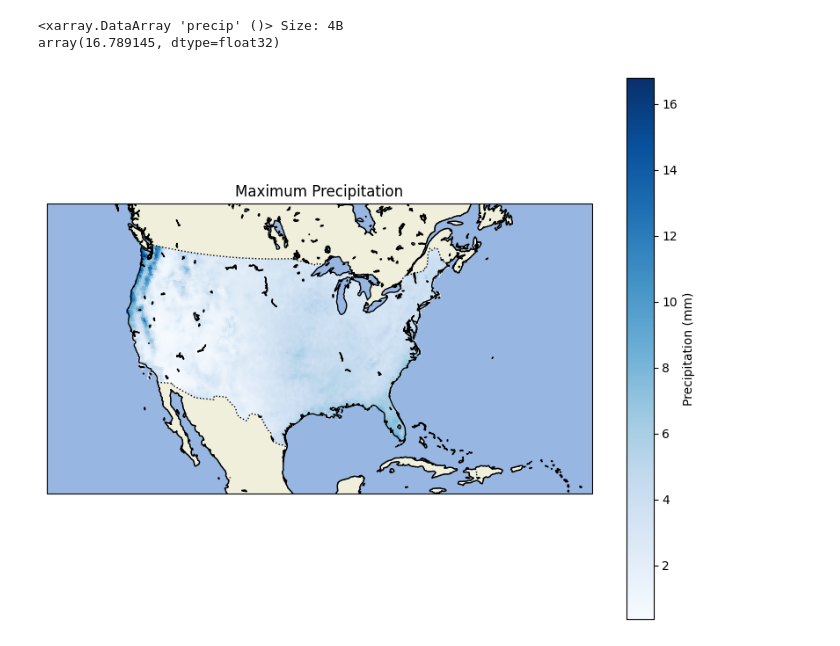
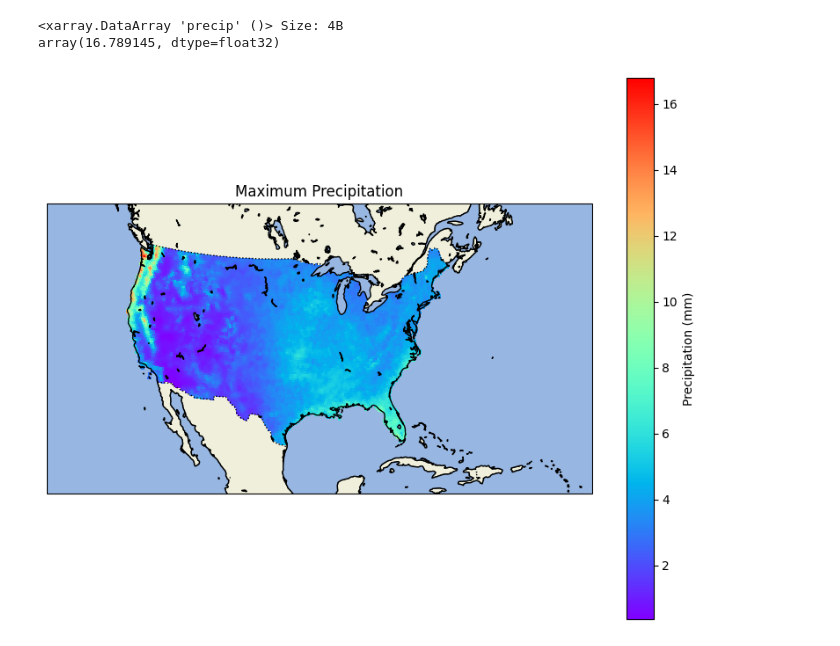
Before and after one commit to Kduff2/LandslideProject, a Jupyter notebook: term_paper.ipynb, the cells around one changed output. Drawn from its saved outputs; the diff is of its cells as text; code cells hidden in the pictures.

```diff
--- a/term_paper.ipynb
+++ b/term_paper.ipynb
@@ -230,28 +230,28 @@ array(16.789145, dtype=float32)
 # %%
 
 import matplotlib.pyplot as plt
 import cartopy.crs as ccrs
 import cartopy.feature as cfeature
 
 max_precip = precip.max(dim='time')
 
 fig = plt.figure(figsize=(10, 8))
 ax = fig.add_subplot(1, 1, 1, projection=ccrs.AlbersEqualArea(central_longitude=-99, central_latitude=35))
 
 # Add features to the map
 ax.add_feature(cfeature.LAND, edgecolor='black')
 ax.add_feature(cfeature.OCEAN)
 ax.add_feature(cfeature.BORDERS, linestyle=':')
 ax.add_feature(cfeature.COASTLINE)
 ax.add_feature(cfeature.LAKES, edgecolor='black')
 
 # Add the precipitation data
-precipitation_plot = max_precip.plot(ax=ax, transform=ccrs.PlateCarree(), cmap='Blues',
+precipitation_plot = max_precip.plot(ax=ax, transform=ccrs.PlateCarree(), cmap='rainbow',
                                             cbar_kwargs={'label': 'Precipitation (mm)'})
 
 # Set title and labels
 ax.set_title('Maximum Precipitation')
 
 plt.show()
 # %% [output]
-[figure, old version]
+[figure, new version]
```
Also changed, not shown: 1 other file.
